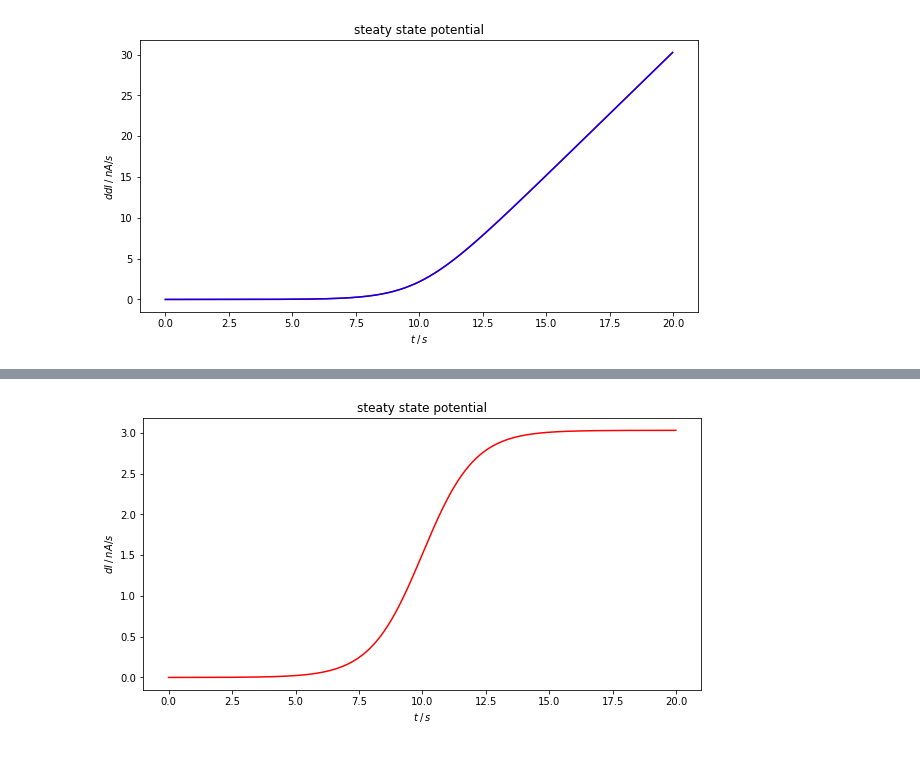
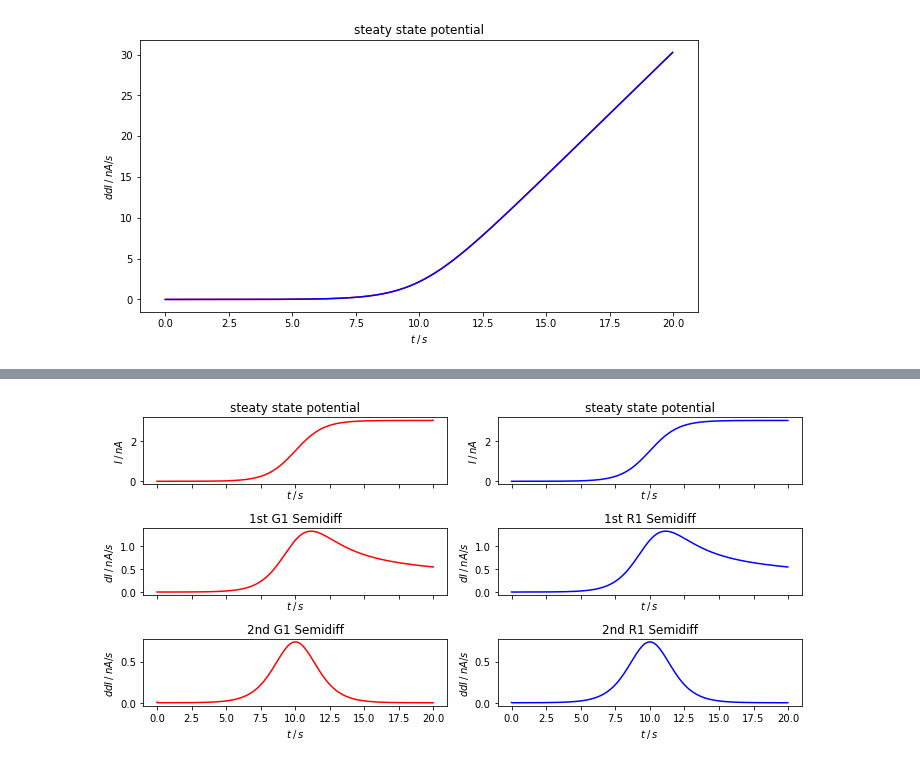
Before and after one commit to echemdb/ec-tools, a Jupyter notebook: ec_tools/Seminar/Semiintegration_Doku.ipynb, the cells around one changed output, grey strips where cells are left out. Saved outputs shown, nothing was run; the diff lists cells and outputs as text; code cells hidden in the pictures.

```diff
--- a/ec_tools/Seminar/Semiintegration_Doku.ipynb
+++ b/ec_tools/Seminar/Semiintegration_Doku.ipynb
@@ -238,7 +244,7 @@ With:
 * $w_0 = 1$
 * $w_n = \frac{(n-1.5)w_{n-1}}{n}$
 # %%
-def G1_Semidiff(I,t):
+def G1_Semidiff1(I,t):
     # (equidistant) time step
     delta = t[1]-t[0]
     # No. of steps
@@ -259,3 +381,19 @@ def G1_Semidiff(I,t):
+# %%
+def R1_Semidiff1(I,t):
+    delta = t[1] - t[0]
+    # No. of steps
+    N_max = I.size
+    # initialize with zeros
+    R1 = np.zeros(N_max)
+
+    for N in range(1,N_max+1):
+        R1_i = 0
+        for n in range(1,N):
+            R1_i += I[n-1]*(np.sqrt(N-n+1) - 2*np.sqrt(N-n) + np.sqrt(N-n-1))
+
+        R1[N-1] = (2/np.sqrt(np.pi*delta))*(I[N-1] + I[0]*(1/(2*np.sqrt(N)) - np.sqrt(N) + np.sqrt(N-1)) + R1_i)
+
+    return(R1)
 # %%
 
 N_max = 1001;   # No. of time intervals
@@ -263,27 +401,58 @@ N_max = 1001;   # No. of time intervals
 # calculate potential
 [t,I] = current_hemispherical1(N_max =N_max); # with default values
 
-dI  = G1_Semidiff(I,t)
-ddI = G1_Semidiff(dI,t)
+# Grünwald
+dI_G1  = G1_Semidiff1(I,t)
+ddI_G1 = G1_Semidiff1(dI_G1,t)
 
-# Plot the current for different scan rates
-plt.plot(t,I,'r')
-plt.ylabel('$dI\: / \:nA/s$')
-plt.xlabel('$t\: / \:s$')
-plt.title('steaty state potential')
-plt.show()
+# RL
+dI_R1  = R1_Semidiff1(I,t)
+ddI_R1 = R1_Semidiff1(dI_R1,t)
 
-# Plot the current for different scan rates
-plt.plot(t,dI,'r')
-plt.ylabel('$dI\: / \:nA/s$')
-plt.xlabel('$t\: / \:s$')
-plt.title('steaty state potential')
-plt.show()
+error_d1 = max((np.abs( dI_R1 -  dI_G1)))
+error_d2 = max((np.abs(ddI_R1 - ddI_G1)))
 
-# Plot the current for different scan rates
-plt.plot(t,ddI,'r')
-plt.ylabel('$ddI\: / \:nA/s$')
-plt.xlabel('$t\: / \:s$')
-plt.title('steaty state potential')
-plt.show()
+print('difference with first run')
+print(error_d1)
+print('difference with second run')
+print(error_d2)
+
+
+## Plot results
+fig, ax = plt.subplots(nrows=3, ncols=2, sharex = True)
+## G1
+
+ax[0][0].plot(t,I,'r')
+ax[0][0].set_ylabel('$I\: / \:nA$')
+ax[0][0].set_xlabel('$t\: / \:s$')
+ax[0][0].set_title('steaty state potential')
+
+ax[1][0].plot(t,dI_G1,'r')
+ax[1][0].set_ylabel('$dI\: / \:nA/s$')
+ax[1][0].set_xlabel('$t\: / \:s$')
+ax[1][0].set_title('1st G1 Semidiff')
+
+ax[2][0].plot(t,ddI_G1,'r')
+ax[2][0].set_ylabel('$ddI\: / \:nA/s$')
+ax[2][0].set_xlabel('$t\: / \:s$')
+ax[2][0].set_title('2nd G1 Semidiff')
+
+## R1
+
+ax[0][1].plot(t,I,'b')
+ax[0][1].set_ylabel('$I\: / \:nA$')
+ax[0][1].set_xlabel('$t\: / \:s$')
+ax[0][1].set_title('steaty state potential')
+
+ax[1][1].plot(t,dI_R1,'b')
+ax[1][1].set_ylabel('$dI\: / \:nA/s$')
+ax[1][1].set_xlabel('$t\: / \:s$')
+ax[1][1].set_title('1st R1 Semidiff')
+
+ax[2][1].plot(t,ddI_R1,'b')
+ax[2][1].set_ylabel('$ddI\: / \:nA/s$')
+ax[2][1].set_xlabel('$t\: / \:s$')
+ax[2][1].set_title('2nd R1 Semidiff')
+
+fig.tight_layout()
 # %% [output]
@@ -290 +463 @@ plt.show()
-[figure, old version]
+[figure, new version]
```
Also changed, not shown: parts of 21 cells of this notebook.
